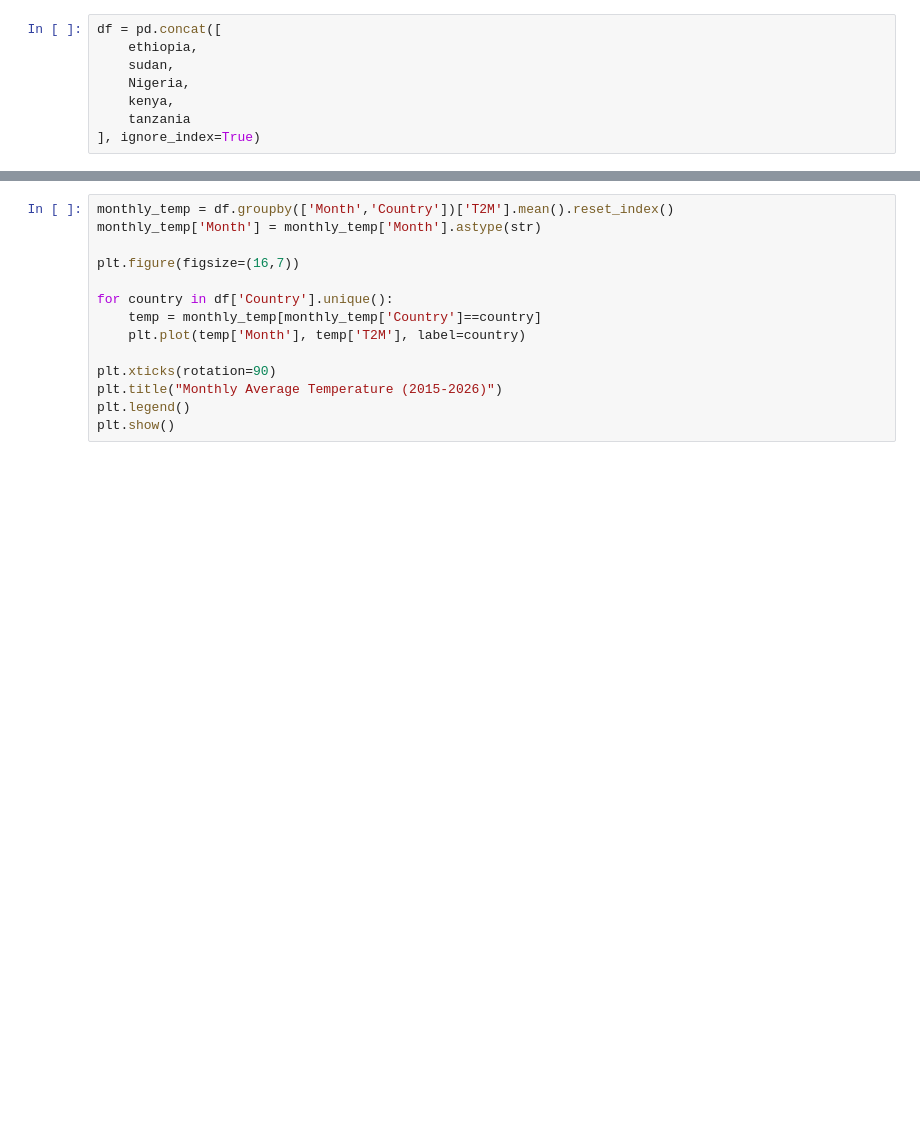
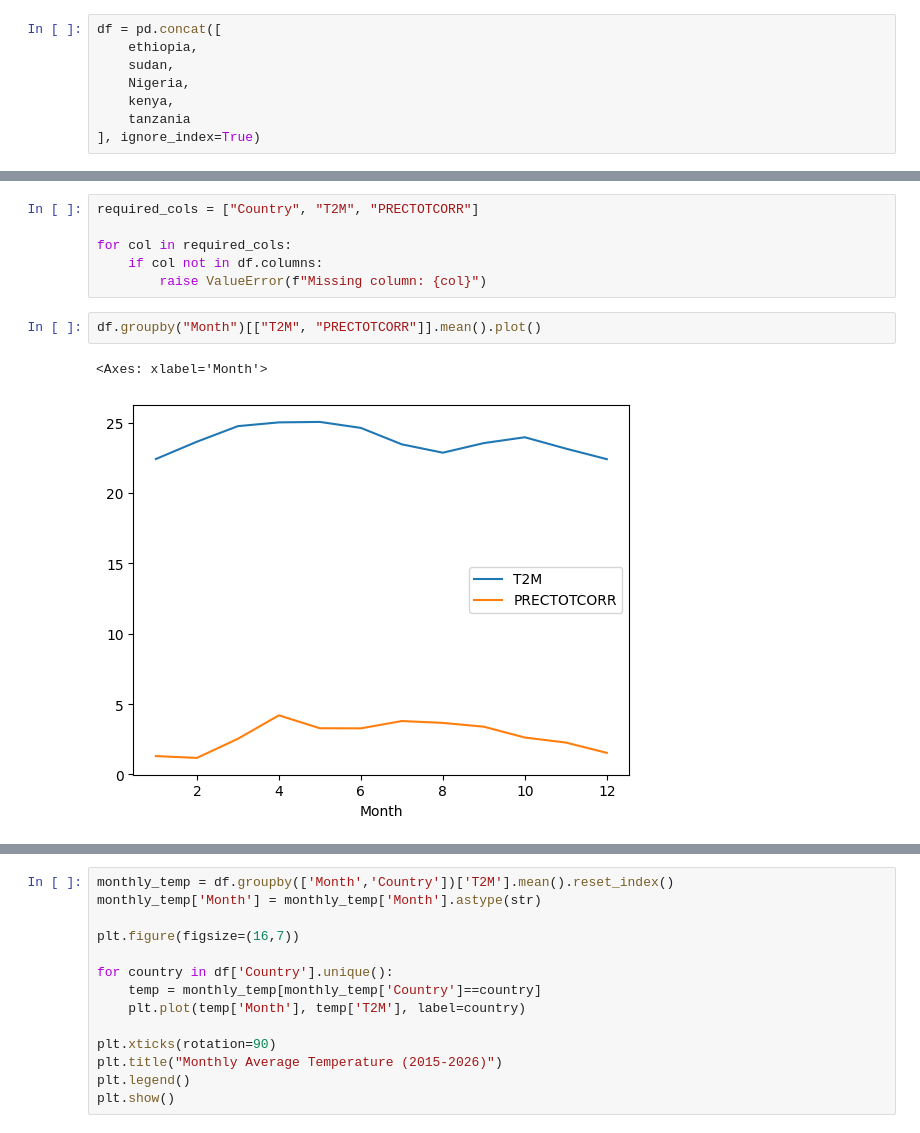
Before and after one commit to edent4313-star/climate-challenge-week0, a Jupyter notebook: compare_countries.ipynb, the cells around one changed output, grey strips where cells are left out. Cells and saved outputs as stored; diff of their text form; blank space fills up the shorter version.

```diff
--- a/compare_countries.ipynb
+++ b/compare_countries.ipynb
@@ -40,0 +111,11 @@ df = pd.concat([
+# %%
+required_cols = ["Country", "T2M", "PRECTOTCORR"]
+
+for col in required_cols:
+    if col not in df.columns:
+        raise ValueError(f"Missing column: {col}")
+# %%
+df.groupby("Month")[["T2M", "PRECTOTCORR"]].mean().plot()
+# %% [output]
+<Axes: xlabel='Month'>
+[figure, added]
```
Also changed, not shown: parts of 14 cells of this notebook.
